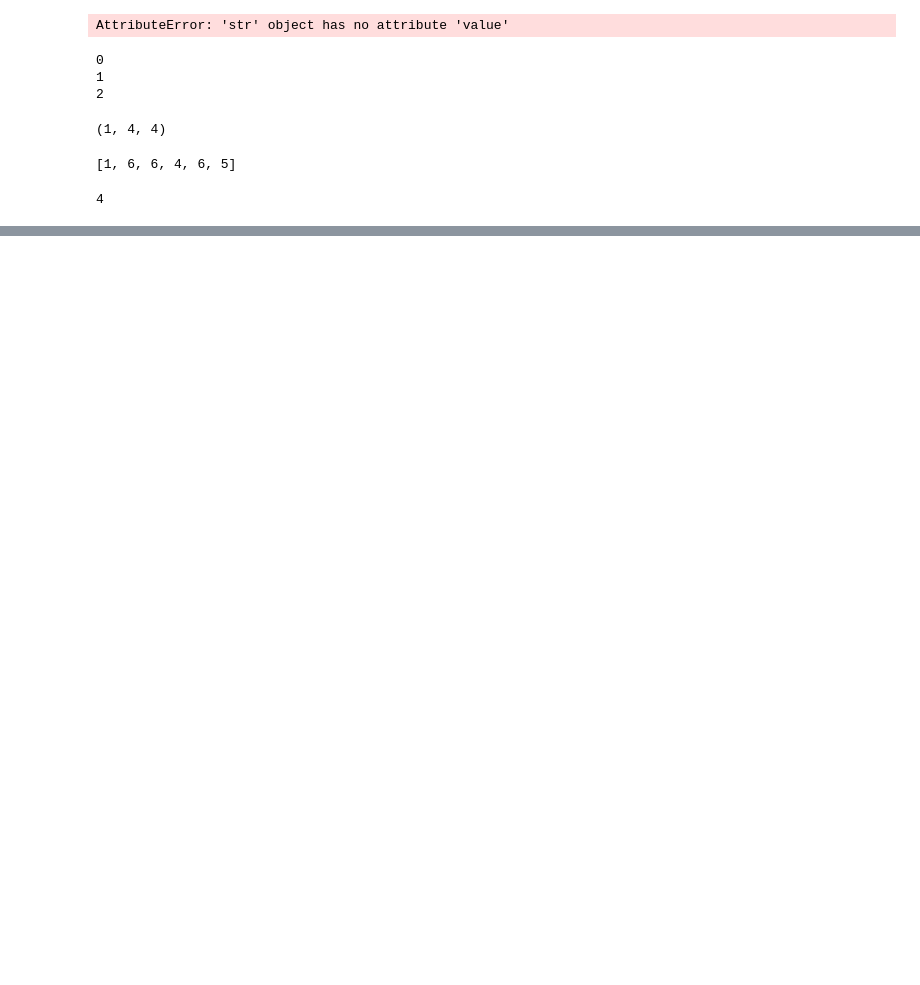
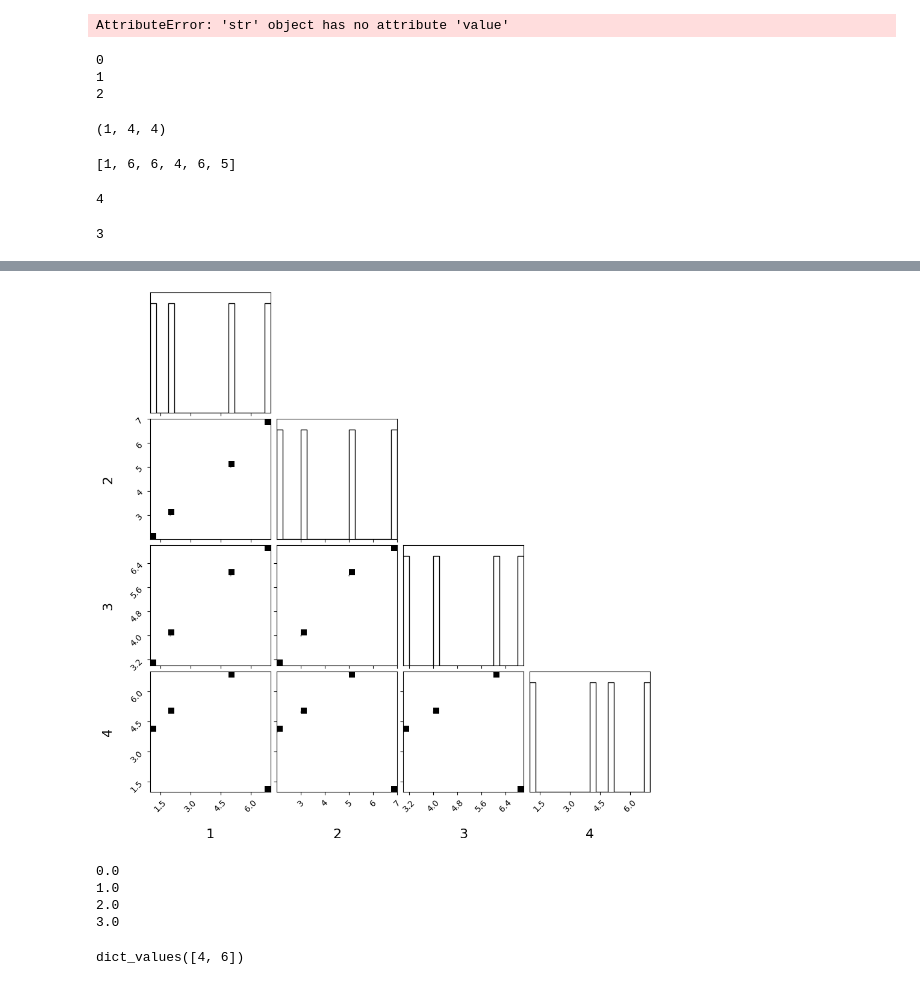
Before and after one commit to frescigno/magpy_rv, a Jupyter notebook: test.ipynb, the cells around one changed output, grey strips where cells are left out. Cells and saved outputs as stored; diff of their text form; code cells hidden in the pictures; blank space fills up the shorter version.

```diff
--- a/test.ipynb
+++ b/test.ipynb
@@ -153,3 +153,14 @@ shapes = a.shape
 shapes[2]
 # %% [output]
 4
+# %%
+a = np.zeros(shape = (3,2,1))
+len(a[:,0,0])
+# %% [output]
+3
+# %%
+import corner
+a = np.array(([1,2,3,4], [2,3,4,5], [5,5,6,7], [7,7,7,1], [1,2,3,4], [2,3,4,5], [5,5,6,7], [7,7,7,1],[1,2,3,4], [2,3,4,5], [5,5,6,7], [7,7,7,1], [1,2,3,4], [2,3,4,5], [5,5,6,7], [7,7,7,1]))
+CORNER_KWARGS = dict(label_kwargs=dict(fontsize=16), title_kwargs=dict(fontsize=16))
+fig = corner.corner(a, labels = [1,2,3,4], show_titels = True, **CORNER_KWARGS)
+# %% [output]
@@ -155,0 +173,15 @@ shapes[2]
+[figure, added]
+# %%
+a = [1,2,3]
+for i in range(len(a)+1):
+    print(i+0.)
+# %% [output]
+0.0
+1.0
+2.0
+3.0
+# %%
+a = {'cheese':4, 'ham':6}
+a.values()
+# %% [output]
+dict_values([4, 6])
```
Also changed, not shown: parts of 6 cells of this notebook, 1 other file.
